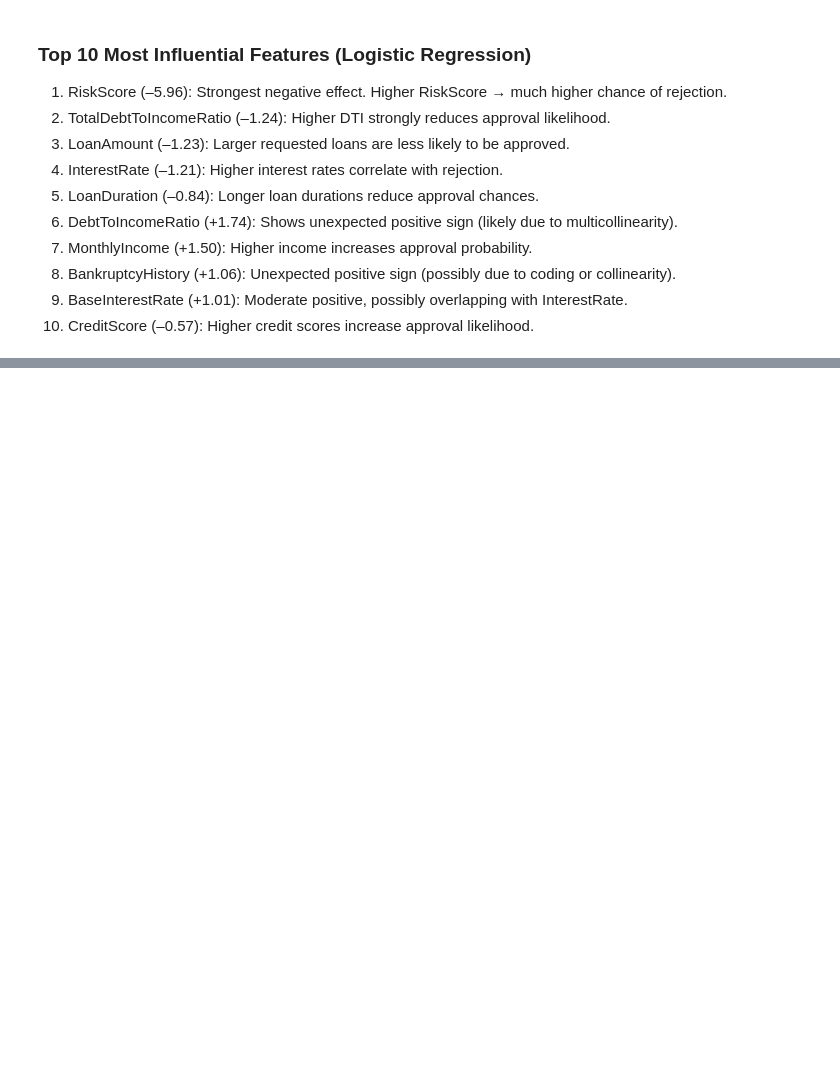
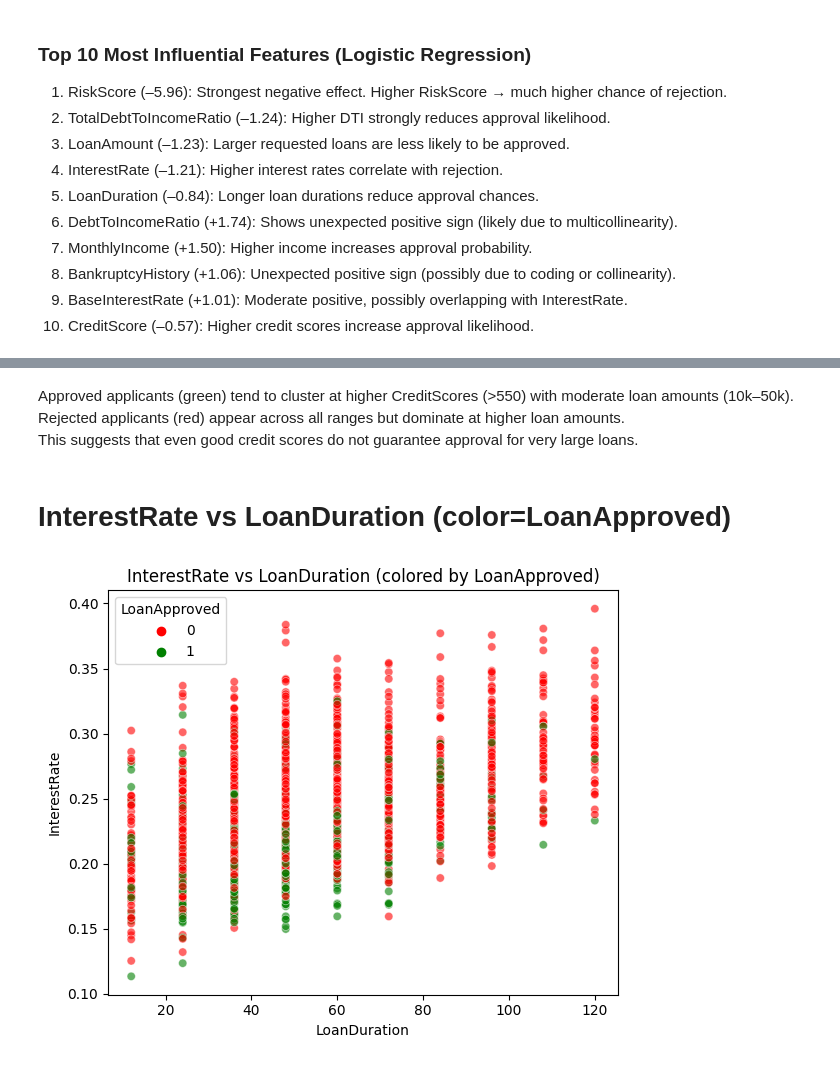
Before and after one commit to KimiyaVahidMotlagh/QBC-DA10-Group4Project1, a Jupyter notebook: DA10_EDA-poya.ipynb, the cells around one changed output, grey strips where cells are left out. Drawn from its saved outputs; the diff is of its cells as text; code cells hidden in the pictures; blank space fills up the shorter version.

```diff
--- a/DA10_EDA-poya.ipynb
+++ b/DA10_EDA-poya.ipynb
@@ -917,0 +962,21 @@ print(top10)
+# %% [markdown]
+Approved applicants (green) tend to cluster at higher CreditScores (>550) with moderate loan amounts (10k–50k).
+Rejected applicants (red) appear across all ranges but dominate at higher loan amounts.
+This suggests that even good credit scores do not guarantee approval for very large loans.
+# %% [markdown]
+# InterestRate vs LoanDuration (color=LoanApproved)
+# %%
+plt.figure(figsize=(6,5))
+sns.scatterplot(
+    data=df,
+    x='LoanDuration',
+    y='InterestRate',
+    hue='LoanApproved',
+    alpha=0.6,
+    palette={0: "red", 1: "green"}
+)
+plt.title('InterestRate vs LoanDuration (colored by LoanApproved)')
+plt.tight_layout()
+plt.show()
+# %% [output]
+[figure, added]
```
Also changed, not shown: parts of 13 cells of this notebook.
